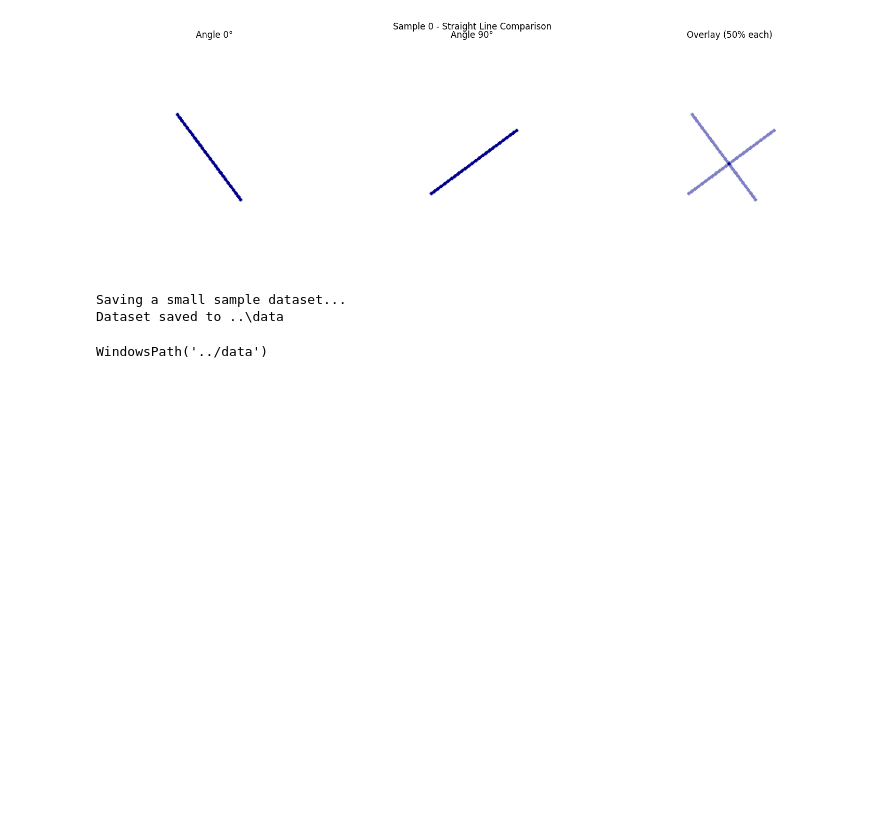
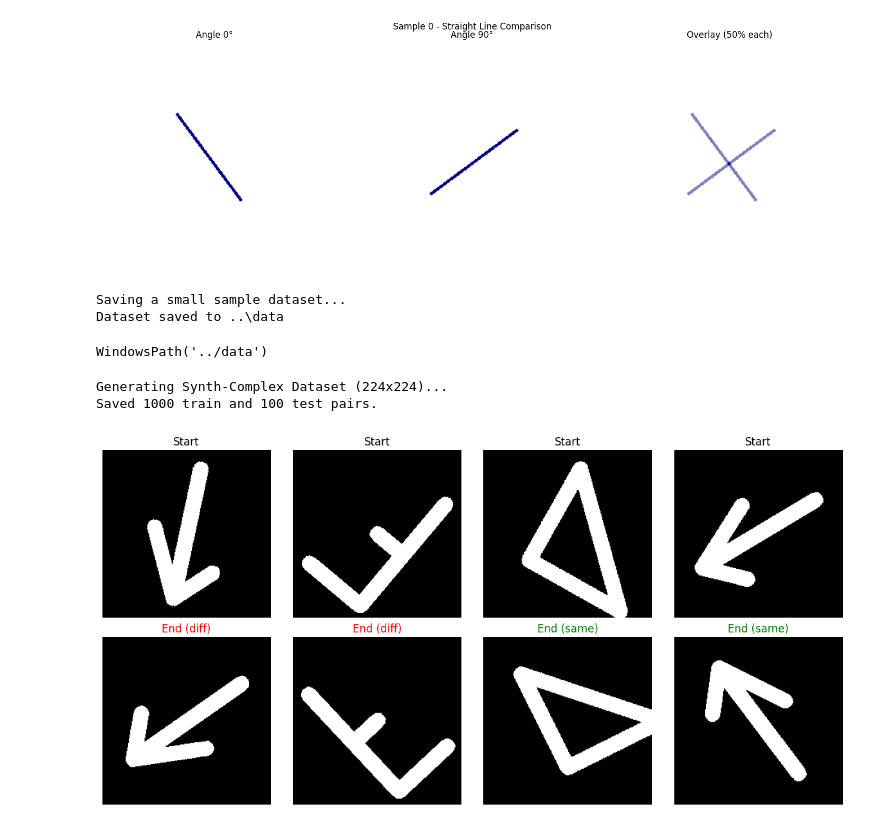
Before and after one commit to mashathepotato/visual-reasoning, a Jupyter notebook: notebooks/data_gen.ipynb, the cells around one changed output. Drawn from its saved outputs; the diff is of its cells as text; code cells hidden in the pictures; blank space fills up the shorter version.

Commit message:
Data gen and 2d fm without data files

```diff
--- a/notebooks/data_gen_testing.ipynb
+++ b/notebooks/data_gen.ipynb
@@ -146,0 +302,30 @@ WindowsPath('../data')
+# %%
+print(f"Generating Synth-Complex Dataset ({IMG_SIZE}x{IMG_SIZE})...")
+
+train_data = generate_complex_dataset(NUM_TRAIN, is_train=True)
+test_data = generate_complex_dataset(NUM_TEST, is_train=False)
+
+os.makedirs("data_synth_complex", exist_ok=True)
+np.save("data_synth_complex/train.npy", train_data)
+np.save("data_synth_complex/test.npy", test_data)
+
+print(f"Saved {len(train_data)} train and {len(test_data)} test pairs.")
+
+fig, axes = plt.subplots(2, 4, figsize=(12, 6))
+for i in range(4):
+    sample = test_data[i]
+    # x0
+    axes[0, i].imshow(sample['x0'][0], cmap='gray')
+    axes[0, i].set_title("Start")
+    axes[0, i].axis('off')
+    # x1
+    axes[1, i].imshow(sample['x1'][0], cmap='gray')
+    title = f"End ({sample['label']})"
+    axes[1, i].set_title(title, color='green' if sample['label']=='same' else 'red')
+    axes[1, i].axis('off')
+plt.tight_layout()
+plt.show()
+# %% [output]
+Generating Synth-Complex Dataset (224x224)...
+Saved 1000 train and 100 test pairs.
+[figure, added]
```
Also changed, not shown: parts of 3 cells of this notebook, 4 other files.
